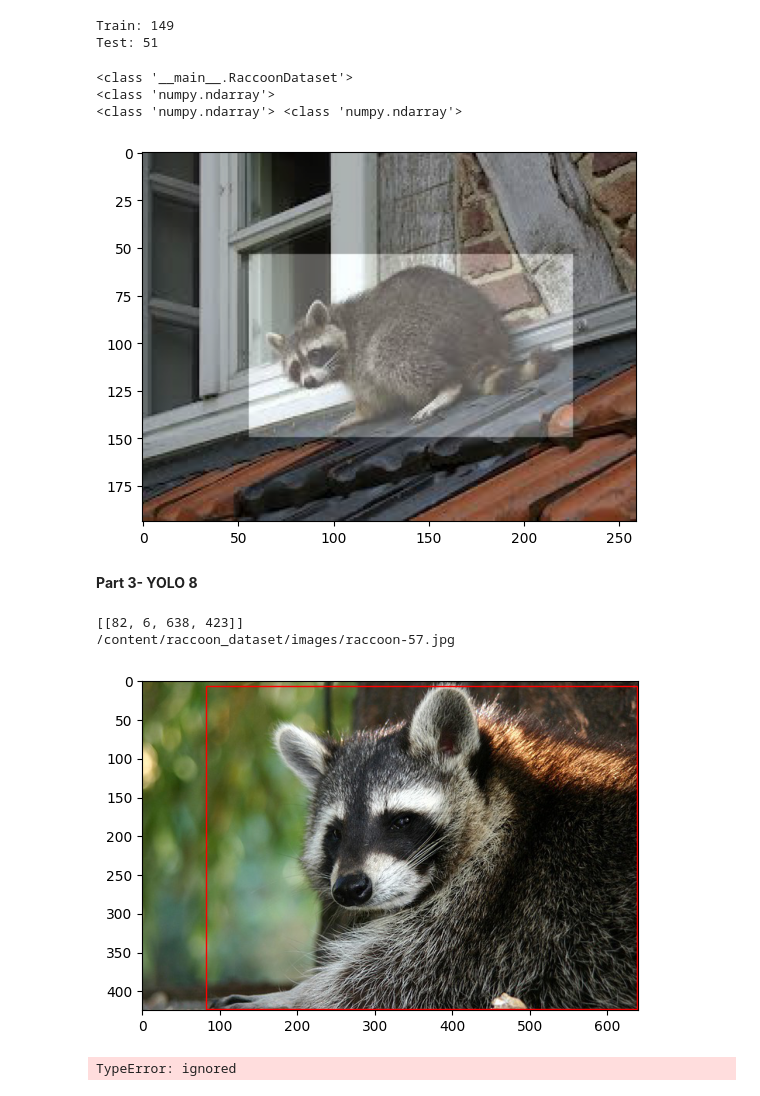
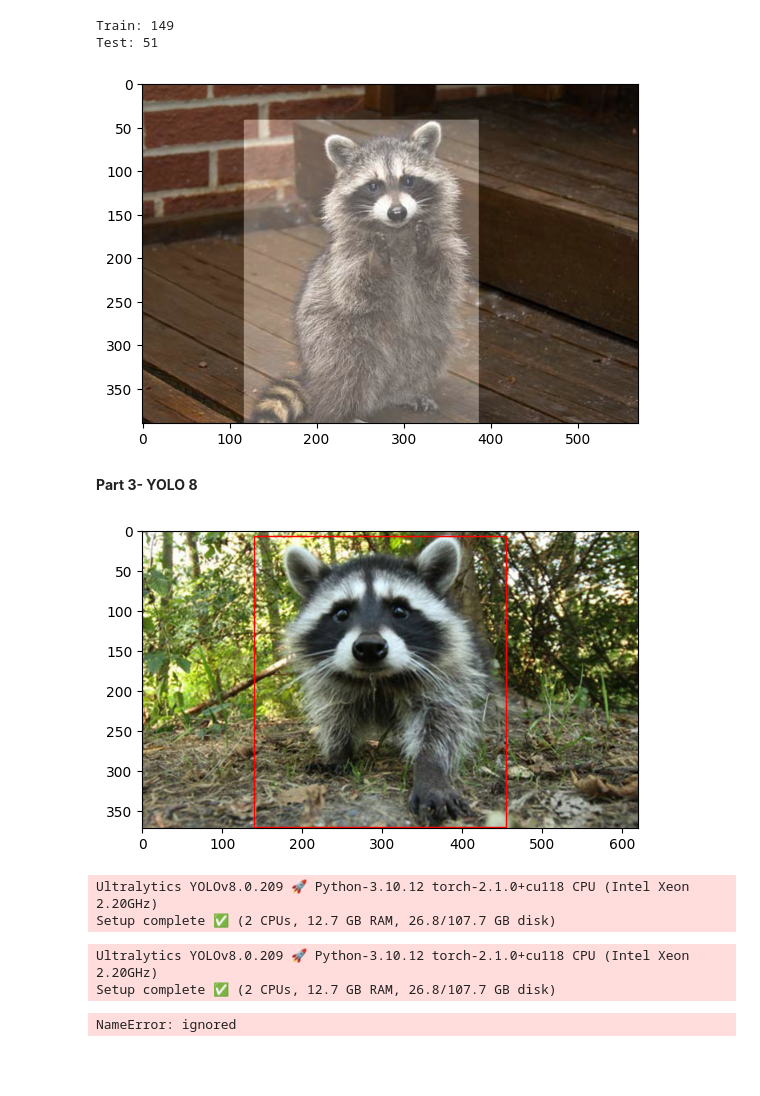
Before and after one commit to samancha/computer-vision-masters, a Jupyter notebook: mod3/Steve-Assignment 3.1 Code.ipynb, the cells around one changed output. Cells and saved outputs as stored; diff of their text form; code cells hidden in the pictures; blank space fills up the shorter version.

Commit message:
still working on yolo model

```diff
--- a/mod3/Steve-Assignment 3.1 Code.ipynb
+++ b/mod3/Steve-Assignment 3.1 Code.ipynb
@@ -219,27 +208,20 @@ Test: 51
 # %%
 # load an image
 # Use the function above to create the image and its mask
 
-image_id = 1  # Change this to load a different image
-print(type(train_set))
+image_id = 3  # Change this to load a different image
 image = train_set.load_image(image_id)
-print(type(image))
 mask, class_ids = train_set.load_mask(image_id)
-print(type(mask), type(class_ids))
-
+plt.grid(False)
 # Display the image
 plt.imshow(image)
-
 
 # Display the mask
 for i in range(mask.shape[2]):
     plt.imshow(mask[:, :, i], cmap='gray', alpha=0.3, vmin=0, vmax=1)
 plt.show()
 # %% [output]
-<class '__main__.RaccoonDataset'>
-<class 'numpy.ndarray'>
-<class 'numpy.ndarray'> <class 'numpy.ndarray'>
-[figure, old version]
+[figure, new version]
 # %% [markdown]
 **Part 3- YOLO 8**
 # %%
@@ -277,6 +259,8 @@ def visualize_annotations(image_path, annotation_boxes):
 
     # Display the image
     ax.imshow(image)
+    plt.grid(False)
+    plt.axis('on')
 
     # Add bounding box annotations
     for box in annotation_boxes:
@@ -287,36 +271,43 @@ def visualize_annotations(image_path, annotation_boxes):
     # Show the image with annotations
     plt.show()
 
-annotation_boxes = extract_boxes('/content/raccoon_dataset/annotations/raccoon-57.xml')
-print(annotation_boxes)
-print(ds_images[2])
-visualize_annotations(ds_images[2], annotation_boxes)
+racoon_number = str(ds_images[0]).split('.')[0].split('/')[-1]
+annotation_boxes = extract_boxes('/content/raccoon_dataset/annotations/'+ racoon_number + '.xml')
+visualize_annotations(ds_images[0], annotation_boxes)
 # %% [output]
-[[82, 6, 638, 423]]
-/content/raccoon_dataset/images/raccoon-57.jpg
-[figure, old version]
+[figure, new version]
 # %%
 #b- Now, we want to install Yolo8.
 # Download required tools
 # Clone yolo 8 and check all dependencies
 
 !pip install ultralytics==8.0.20 -q
+!pip install --upgrade ultralytics -q
 
 from IPython import display
+from IPython.display import Image
 display.clear_output()
 import ultralytics
+from ultralytics import YOLO
+import torch
+
+device = torch.device('cuda' if torch.cuda.is_available() else 'cpu')
+print(device)
 ultralytics.checks()
-from ultralytics import YOLO
+# %% [output]
+Ultralytics YOLOv8.0.209 🚀 Python-3.10.12 torch-2.1.0+cu118 CPU (Intel Xeon 2.20GHz)
+Setup complete ✅ (2 CPUs, 12.7 GB RAM, 26.8/107.7 GB disk)
+# %%
+device = torch.device('cuda' if torch.cuda.is_available() else 'cpu')
+print(device)
+ultralytics.checks()
+# %% [output]
+Ultralytics YOLOv8.0.209 🚀 Python-3.10.12 torch-2.1.0+cu118 CPU (Intel Xeon 2.20GHz)
+Setup complete ✅ (2 CPUs, 12.7 GB RAM, 26.8/107.7 GB disk)
 # %%
 # Load the pre-trained models (yolov8n.yaml and yolov8n.pt)
 bus_jpg = 'https://ultralytics.com/images/bus.jpg'
-Image(filename=bus_jpg, height=600)
-
-model = YOLO(f'yolov8n.yaml')
 model = YOLO(f'yolov8n.pt')
-
-image = model.predict(bus_jpg)
-print(type(image))
-display(image)
+# model = YOLO(f'yolov8n.yaml')
 # %% [output]
-TypeError: ignored
+NameError: ignored
```
Also changed, not shown: parts of 16 cells of this notebook.
